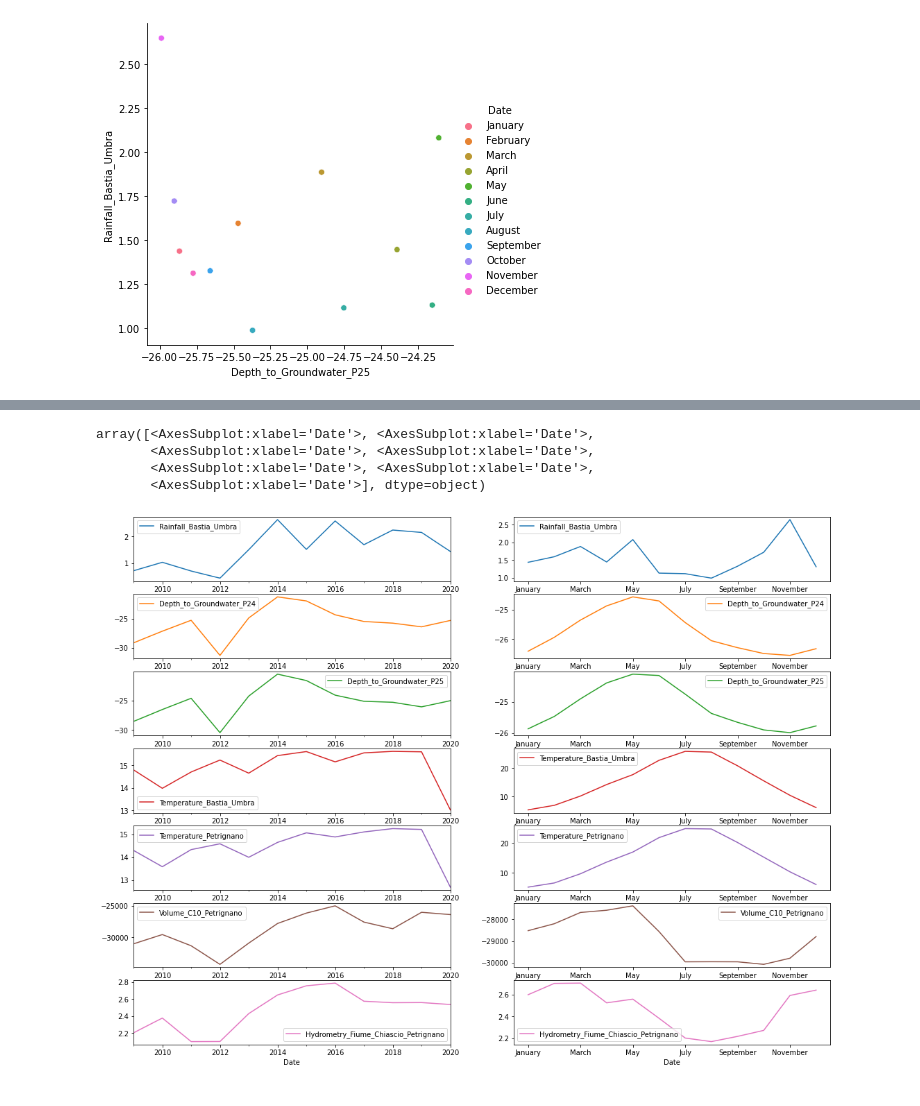
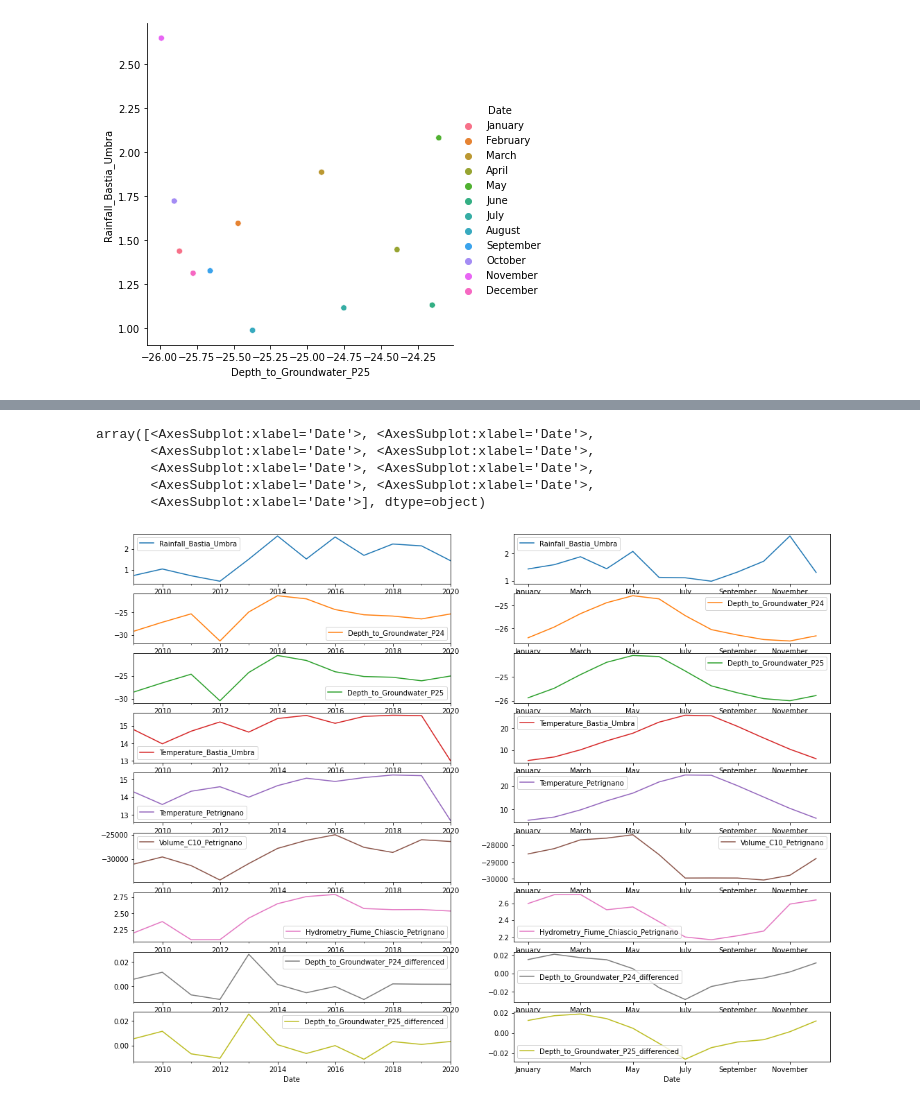
Before and after one commit to msplmansit98/aceawateranalytics, a Jupyter notebook: waterexploration_petrignano.ipynb, the cells around one changed output, grey strips where cells are left out. Cells and saved outputs as stored; diff of their text form; code cells hidden in the pictures.

```diff
--- a/waterexploration_petrignano.ipynb
+++ b/waterexploration_petrignano.ipynb
@@ -280,0 +284,4 @@ petrignano.plot.line(y=col_names[7],figsize=(18,3))
+# %%
+output_columns = [col_names[2],col_names[3]]
+for output_column in output_columns:
+    petrignano[output_column+'_differenced']=petrignano[output_column].diff()
@@ -294,12 +321,13 @@ sns.relplot(x=col_names[3],y=col_names[1],data=month_groupby,hue='Date')
 # %%
-fig, axes = plt.subplots(nrows=(len(col_names))-1,ncols=2,figsize=(18,14))
+fig, axes = plt.subplots(nrows=(len(col_names)+1),ncols=2,figsize=(18,14))
 annual_resampled_data.plot(ax = axes[:,0], subplots=True)
 month_groupby.plot(ax = axes[:,1], subplots=True)
 # %% [output]
 array([<AxesSubplot:xlabel='Date'>, <AxesSubplot:xlabel='Date'>,
        <AxesSubplot:xlabel='Date'>, <AxesSubplot:xlabel='Date'>,
        <AxesSubplot:xlabel='Date'>, <AxesSubplot:xlabel='Date'>,
+       <AxesSubplot:xlabel='Date'>, <AxesSubplot:xlabel='Date'>,
        <AxesSubplot:xlabel='Date'>], dtype=object)
-[figure, old version]
+[figure, new version]
 # %%
 petrignano_lags=petrignano.copy()
```
Also changed, not shown: parts of 39 cells of this notebook, 1 other file.
